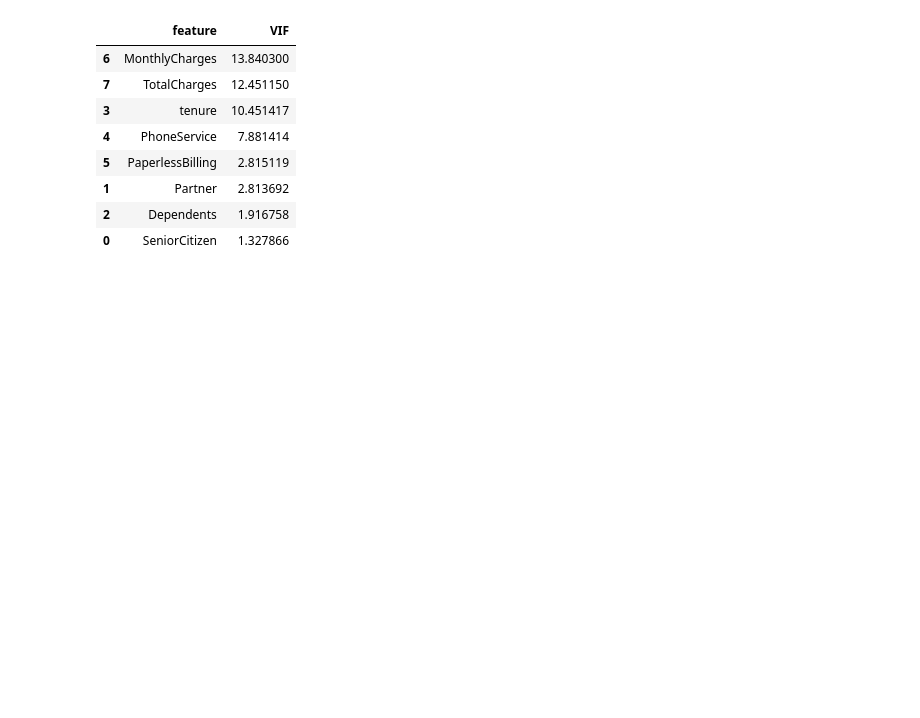
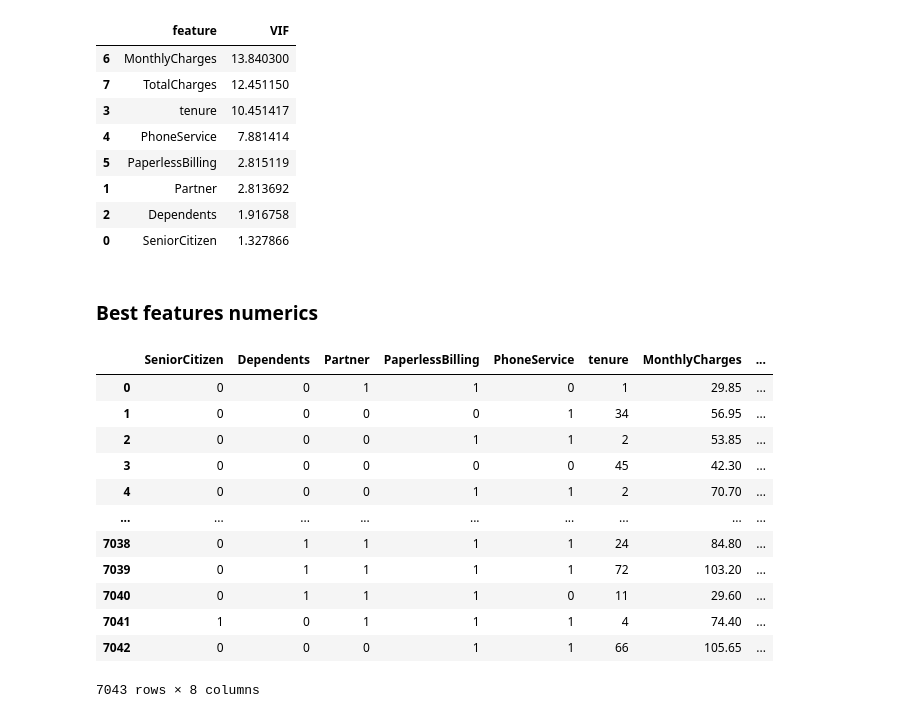
Before and after one commit to JessePMelo/Telco-Customer-Churn, a Jupyter notebook: data_science/notebooks/Telco_Customer_Churn.ipynb, the cells around one changed output. Saved outputs shown, nothing was run; the diff lists cells and outputs as text; code cells hidden in the pictures; blank space fills up the shorter version.

```diff
--- a/data_science/notebooks/Telco_Customer_Churn.ipynb
+++ b/data_science/notebooks/Telco_Customer_Churn.ipynb
@@ -335,3 +335,25 @@ vif.sort_values('VIF', ascending=False)
 | 1 | Partner | 2.813692 |
 | 2 | Dependents | 1.916758 |
 | 0 | SeniorCitizen | 1.327866 |
+# %% [markdown]
+### Best features numerics
+# %%
+cols_corr_vif = ['SeniorCitizen','Dependents','Partner','PaperlessBilling','PhoneService','tenure','MonthlyCharges','TotalCharges']
+
+df_corr_vif = df[cols_corr_vif]
+# %%
+df_corr_vif
+# %% [output]
+|  | SeniorCitizen | Dependents | Partner | PaperlessBilling | PhoneService | tenure | MonthlyCharges | ... |
+| 0 | 0 | 0 | 1 | 1 | 0 | 1 | 29.85 | ... |
+| 1 | 0 | 0 | 0 | 0 | 1 | 34 | 56.95 | ... |
+| 2 | 0 | 0 | 0 | 1 | 1 | 2 | 53.85 | ... |
+| 3 | 0 | 0 | 0 | 0 | 0 | 45 | 42.30 | ... |
+| 4 | 0 | 0 | 0 | 1 | 1 | 2 | 70.70 | ... |
+| ... | ... | ... | ... | ... | ... | ... | ... | ... |
+| 7038 | 0 | 1 | 1 | 1 | 1 | 24 | 84.80 | ... |
+| 7039 | 0 | 1 | 1 | 1 | 1 | 72 | 103.20 | ... |
+| 7040 | 0 | 1 | 1 | 1 | 0 | 11 | 29.60 | ... |
+| 7041 | 1 | 0 | 1 | 1 | 1 | 4 | 74.40 | ... |
+| 7042 | 0 | 0 | 0 | 1 | 1 | 66 | 105.65 | ... |
+7043 rows × 8 columns
```
Also changed, not shown: parts of 21 cells of this notebook.
